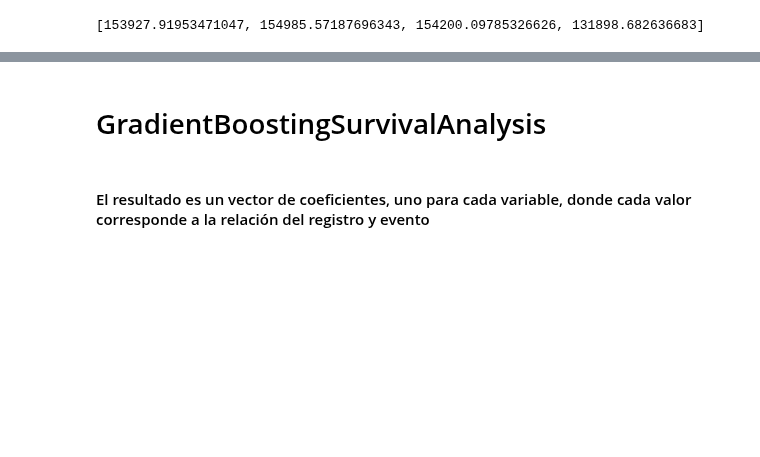
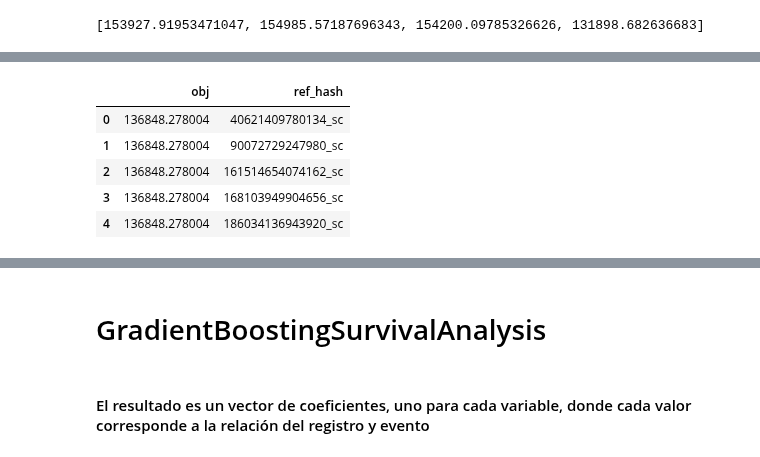
Before and after one commit to alepenaa94/Datos_2019_tp2, a Jupyter notebook: Algoritmos_ML/Algoritmos.ipynb, the cells around one changed output, grey strips where cells are left out. Saved outputs shown, nothing was run; the diff lists cells and outputs as text; code cells hidden in the pictures; blank space fills up the shorter version.

```diff
--- a/Algoritmos_ML/Algoritmos.ipynb
+++ b/Algoritmos_ML/Algoritmos.ipynb
@@ -174,0 +220,9 @@ score_sc
+# %%
+df2.head()
+# %% [output]
+|  | obj | ref_hash |
+| 0 | 136848.278004 | 40621409780134_sc |
+| 1 | 136848.278004 | 90072729247980_sc |
+| 2 | 136848.278004 | 161514654074162_sc |
+| 3 | 136848.278004 | 168103949904656_sc |
+| 4 | 136848.278004 | 186034136943920_sc |
```
Also changed, not shown: parts of 20 cells of this notebook, 1 other file.
